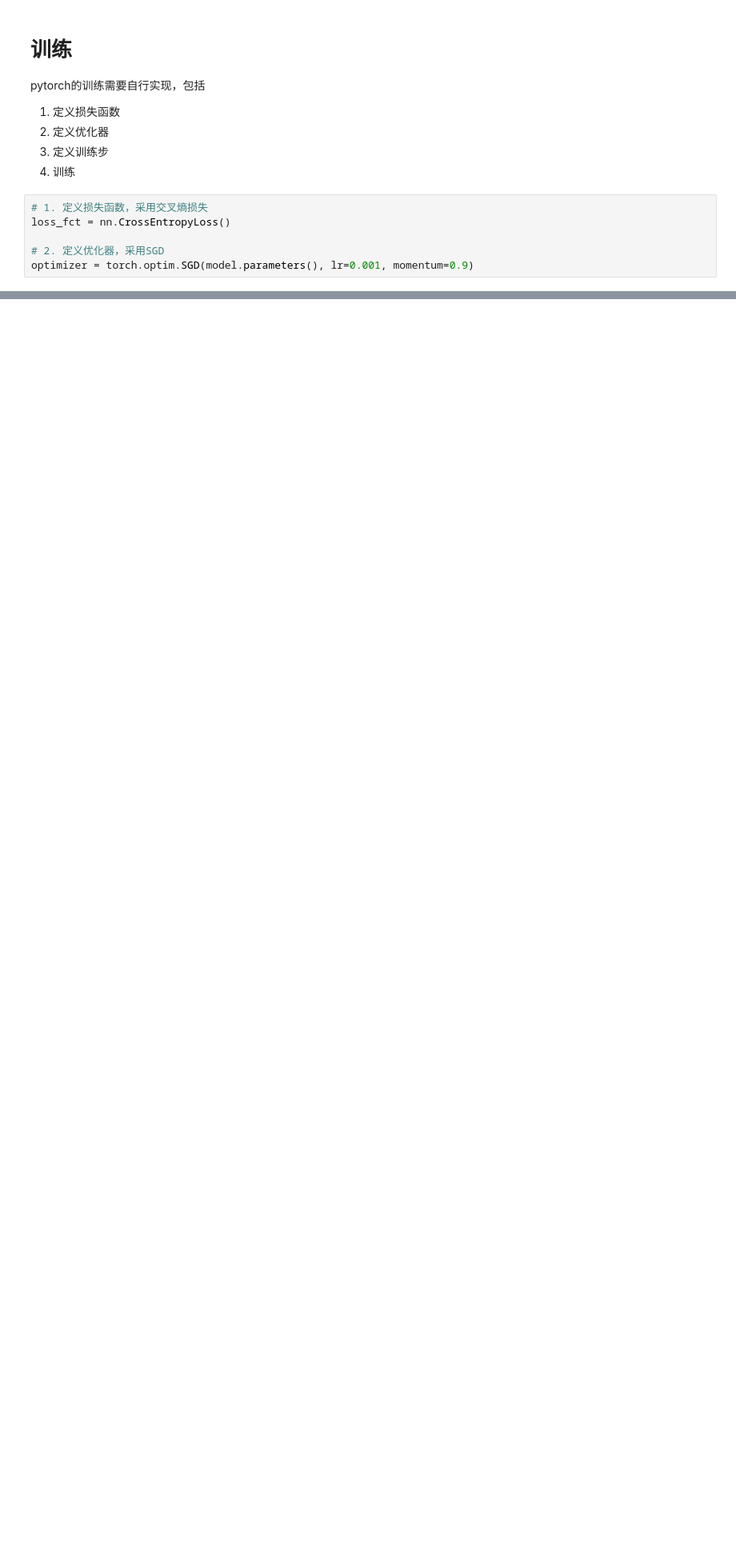
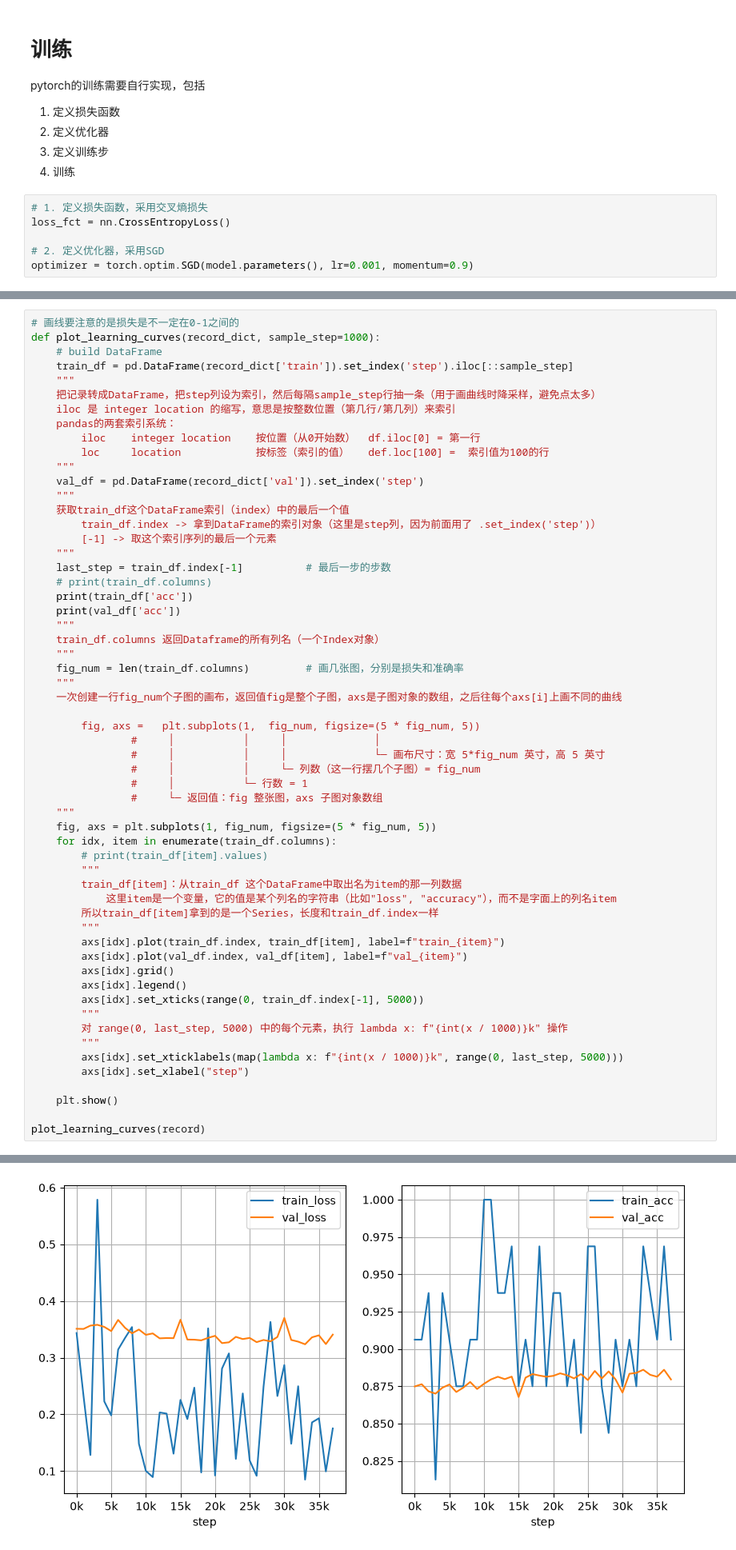
Before and after one commit to chengliusu/day43, a Jupyter notebook: 01-02_classification_model.ipynb, the cells around one changed output, grey strips where cells are left out. Shown at 80% size. Drawn from its saved outputs; the diff is of its cells as text; blank space fills up the shorter version.

```diff
--- a/01-02_classification_model.ipynb
+++ b/01-02_classification_model.ipynb
@@ -581,0 +688,59 @@ print(evaluating(model, val_loader, loss_fct))
+# %%
+# 画线要注意的是损失是不一定在0-1之间的
+def plot_learning_curves(record_dict, sample_step=1000):
+    # build DataFrame
+    train_df = pd.DataFrame(record_dict['train']).set_index('step').iloc[::sample_step]
+    """
+    把记录转成DataFrame，把step列设为索引，然后每隔sample_step行抽一条（用于画曲线时降采样，避免点太多）
+    iloc 是 integer location 的缩写，意思是按整数位置（第几行/第几列）来索引
+    pandas的两套索引系统：
+        iloc    integer location    按位置（从0开始数）  df.iloc[0] = 第一行
+        loc     location            按标签（索引的值）   def.loc[100] =  索引值为100的行
+    """
+    val_df = pd.DataFrame(record_dict['val']).set_index('step')
+    """
+    获取train_df这个DataFrame索引（index）中的最后一个值
+        train_df.index -> 拿到DataFrame的索引对象（这里是step列，因为前面用了 .set_index('step')）
+        [-1] -> 取这个索引序列的最后一个元素
+    """
+    last_step = train_df.index[-1]          # 最后一步的步数
+    # print(train_df.columns)
+    print(train_df['acc'])
+    print(val_df['acc'])
+    """
+    train_df.columns 返回Dataframe的所有列名（一个Index对象）
+    """
+    fig_num = len(train_df.columns)         # 画几张图，分别是损失和准确率
+    """
+    一次创建一行fig_num个子图的画布，返回值fig是整个子图，axs是子图对象的数组，之后往每个axs[i]上画不同的曲线
+
+        fig, axs =   plt.subplots(1,  fig_num, figsize=(5 * fig_num, 5))
+                #     │           │     │              │
+                #     │           │     │              └─ 画布尺寸：宽 5*fig_num 英寸，高 5 英寸
+                #     │           │     └─ 列数（这一行摆几个子图）= fig_num
+                #     │           └─ 行数 = 1
+                #     └─ 返回值：fig 整张图，axs 子图对象数组
+    """
+    fig, axs = plt.subplots(1, fig_num, figsize=(5 * fig_num, 5))
+    for idx, item in enumerate(train_df.columns):
+        # print(train_df[item].values)
+        """
+        train_df[item]：从train_df 这个DataFrame中取出名为item的那一列数据
+            这里item是一个变量，它的值是某个列名的字符串（比如"loss", "accuracy"），而不是字面上的列名item
+        所以train_df[item]拿到的是一个Series，长度和train_df.index一样
+        """
+        axs[idx].plot(train_df.index, train_df[item], label=f"train_{item}")
+        axs[idx].plot(val_df.index, val_df[item], label=f"val_{item}")
+        axs[idx].grid()
+        axs[idx].legend()
+        axs[idx].set_xticks(range(0, train_df.index[-1], 5000))
+        """
+        对 range(0, last_step, 5000) 中的每个元素，执行 lambda x: f"{int(x / 1000)}k" 操作
+        """
+        axs[idx].set_xticklabels(map(lambda x: f"{int(x / 1000)}k", range(0, last_step, 5000)))
+        axs[idx].set_xlabel("step")
+
+    plt.show()
+
+plot_learning_curves(record)
+# %% [output]
@@ -581,0 +764 @@ print(evaluating(model, val_loader, loss_fct))
+[figure, added]
```
Also changed, not shown: parts of 11 cells of this notebook, 2 other files.
